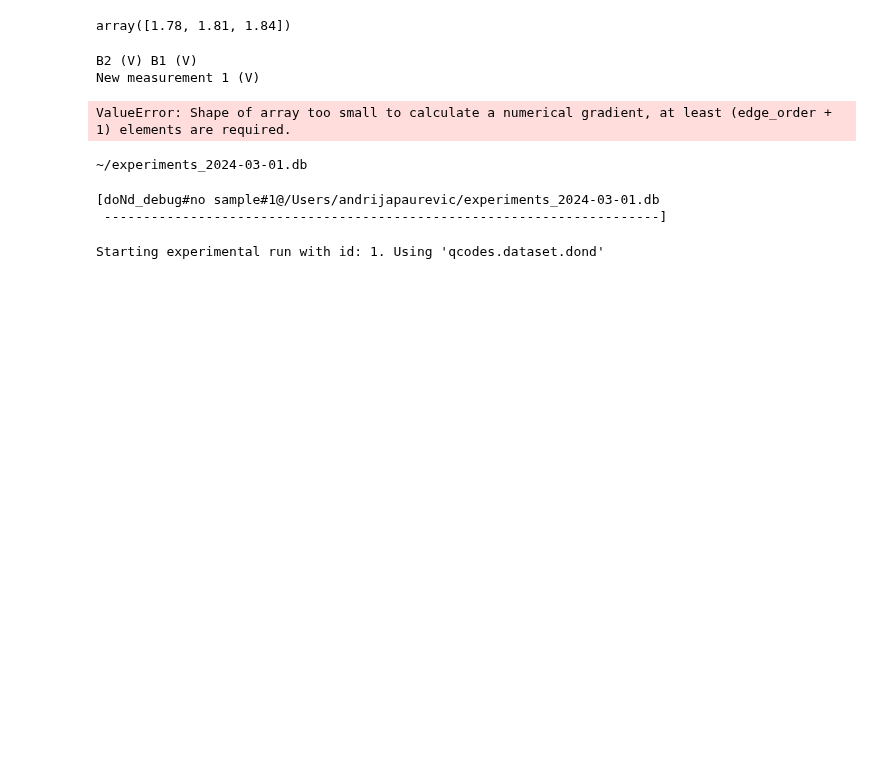
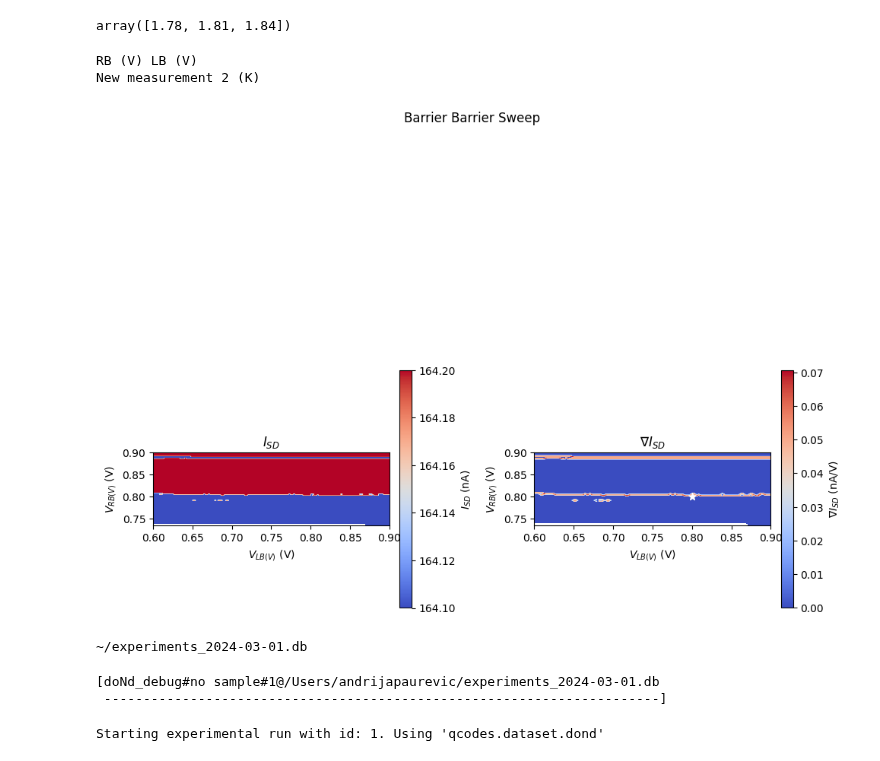
Before and after one commit to mainCSG/QuantumDotControl, a Jupyter notebook: autotuning/bootstrapping/debug.ipynb, the cells around one changed output. Saved outputs shown, nothing was run; the diff lists cells and outputs as text; code cells hidden in the pictures; blank space fills up the shorter version.

Commit message:
images

```diff
--- a/autotuning/bootstrapping/debug.ipynb
+++ b/autotuning/bootstrapping/debug.ipynb
@@ -2,5 +2,5 @@
 import pandas as pd
 import numpy as np
 import matplotlib.pyplot as plt
-data_path = "C:\\Users\\coher\\Desktop\\Silicon tests\\SHT1_Twente\\N44_d54_20240501\\2024-05-02_18-30-08.csv"
+data_path = "C:\\Users\\coher\\Desktop\\Silicon tests\\SHT1_Twente\\N44_d54_20240501\\2024-05-03_15-13-59.csv"
 df = pd.read_csv(data_path)
@@ -12,9 +20,9 @@ array([1.78, 1.81, 1.84])
 L1 = 1.84
 df = df.loc[df['L1 (V)'] == L1]
 # %%
-X, Y = df.columns[2:4]
+X, Y = df.columns[1:3]
 print(X, Y)
-Z = df.columns[5]
+Z = df.columns[4]
 print(Z)
 raw_numpy_data = df.pivot_table(values=Z, index=[X], columns=[Y])
 Xdata, Ydata = raw_numpy_data.columns, raw_numpy_data.index
@@ -32,36 +40,36 @@ cbar_ax1 = plt.colorbar(ax1.imshow(
     extent=[Xdata[0], Xdata[-1], Ydata[0], Ydata[-1]],
     origin='lower',
     cmap='coolwarm',
     aspect=im_ratio
 ), ax=ax1,fraction=0.046, pad=0.04)
 cbar_ax1.set_label(r'$I_{SD}$ (nA)')
 ax1.set_title(r'$I_{SD}$')
 ax1.set_xlabel(r"$V_{{{gate_name}}}$ (V)".format(gate_name=Y))
 ax1.set_ylabel(r"$V_{{{gate_name}}}$ (V)".format(gate_name=X))
 # V grad is actually horizontal
 grad_vector = (1,1)
 cbar_ax2 = plt.colorbar(ax2.imshow(
     np.sqrt(grad_vector[0] * h_grad**2 +   grad_vector[1]*v_grad**2),
     extent=[Xdata[0], Xdata[-1], Ydata[0], Ydata[-1]],
     origin='lower',
     cmap='coolwarm',
     aspect=im_ratio
 ), ax=ax2,fraction=0.046, pad=0.04)
 
 test_point = [0.8, 0.8]
 plt.scatter([0.8],[0.8], marker='*', c='white', s=50)
 
 cbar_ax2.set_label(r'$\nabla I_{SD}$ (nA/V)')
 ax2.set_title(r'$\nabla I_{SD}$')
 ax2.set_xlabel(r"$V_{{{gate_name}}}$ (V)".format(gate_name=Y))
 ax2.set_ylabel(r"$V_{{{gate_name}}}$ (V)".format(gate_name=X))
 fig.savefig(fname='BB_sweep_new.png',dpi=300)
 fig.tight_layout()
 # raw_numpy_data = raw_numpy_data.values
 # %% [output]
-B2 (V) B1 (V)
-New measurement 1 (V)
+RB (V) LB (V)
+New measurement 2 (K)
-ValueError: Shape of array too small to calculate a numerical gradient, at least (edge_order + 1) elements are required.
+[figure, added]
 # %%
 import numpy as np
 import scipy
```
Also changed, not shown: parts of 1 cell of this notebook, 1 other file.
